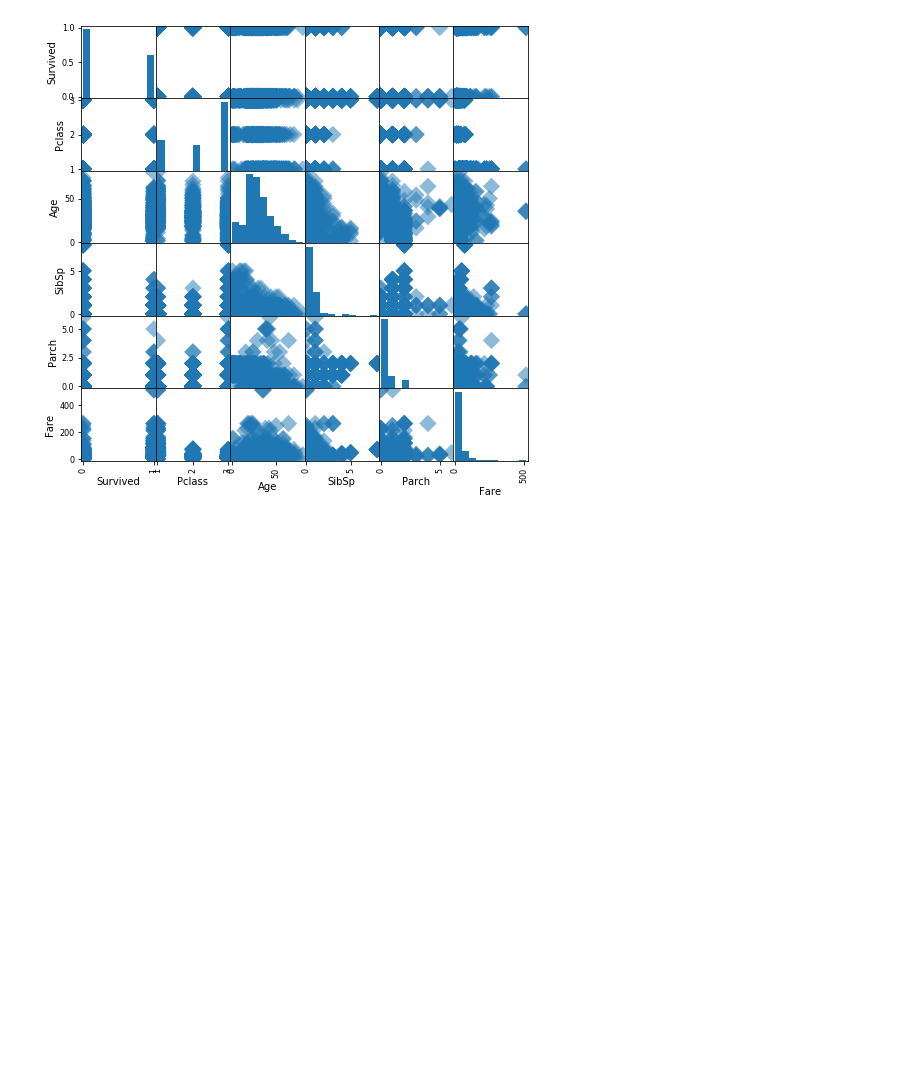
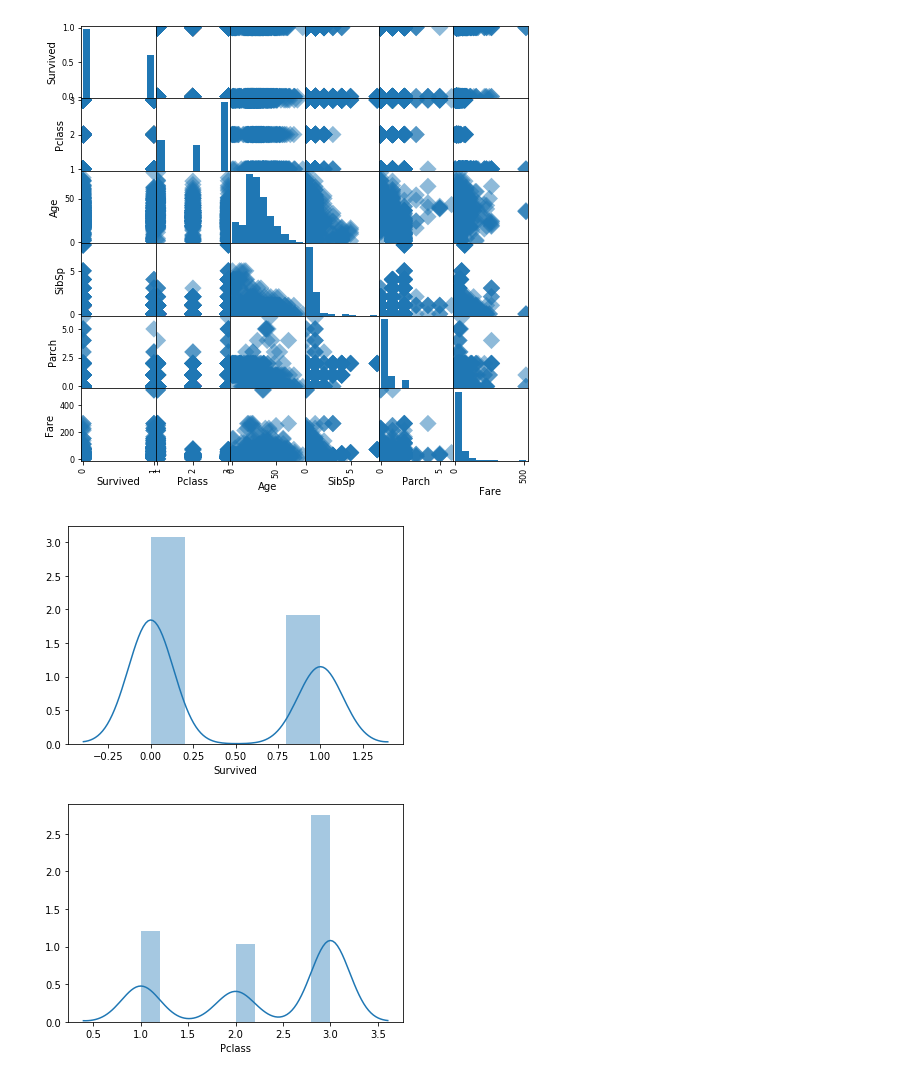
Before and after one commit to gokaybulut/My_Practice_Area, a Jupyter notebook: Projects/Kaggle/Titanic_Competition/titanic_002_Visual_EDA.ipynb, the cells around one changed output. Drawn from its saved outputs; the diff is of its cells as text; code cells hidden in the pictures; blank space fills up the shorter version.

```diff
--- a/Projects/Kaggle/Titanic_Competition/titanic_002_Visual_EDA.ipynb
+++ b/Projects/Kaggle/Titanic_Competition/titanic_002_Visual_EDA.ipynb
@@ -2,33 +2,43 @@
 # Visual Exploratory Data Analysis
 %matplotlib inline
 
+# import libraries
 import pandas as pd
 import matplotlib.pyplot as plt
+import seaborn as sns
 
 # read training data to a DataFrame df
 df = pd.read_csv('train_titanic.csv')
 
 # get numerical columns
 num_cols = ['Survived', 'Pclass', 'Age', 'SibSp', 'Parch', 'Fare']
 
 # show boxplots
 for col in num_cols:
     df.plot(y = col, kind = 'box')
     plt.show()
 
 # show scatterplots
 #for col in num_cols:
 #    df.plot(x = 'Survived', y = col, kind = 'scatter')
 #    plt.show()
 
+
 num_df = df[['Survived', 'Pclass', 'Age', 'SibSp', 'Parch', 'Fare']]
 _ = pd.plotting.scatter_matrix(num_df, figsize = [8,8], s=150, marker='D')
 plt.show()
+
+# show variable distributions
+for col in num_cols:
+    sns.distplot(df[col].dropna())
+    plt.show()
 # %% [output]
 [figure]
 [figure]
 [figure]
 [figure]
 [figure]
 [figure]
 [figure]
+[figure, added]
+[figure, added]
```
Also changed, not shown: parts of 1 cell of this notebook.
